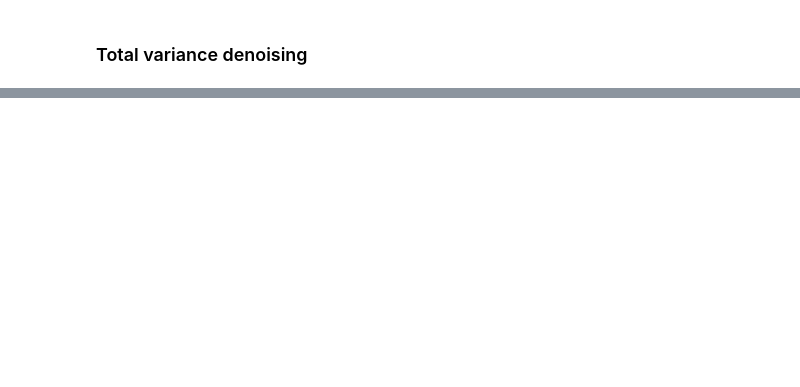
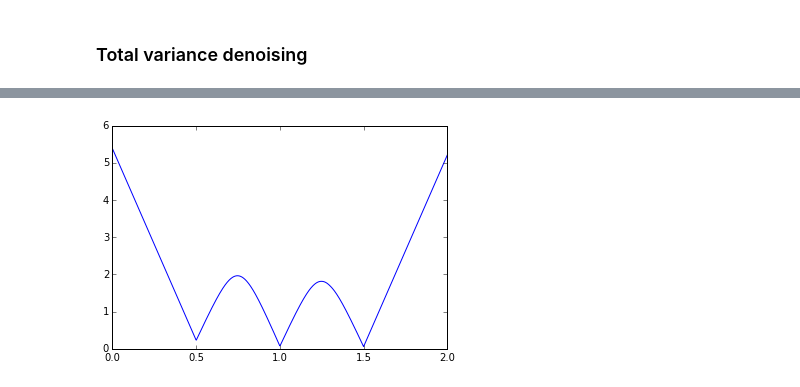
Before and after one commit to chrisprobert/pwc-denoising, a Jupyter notebook: pwc-denoising.ipynb, the cells around one changed output, grey strips where cells are left out. Cells and saved outputs as stored; diff of their text form; code cells hidden in the pictures; blank space fills up the shorter version.

```diff
--- a/pwc-denoising.ipynb
+++ b/pwc-denoising.ipynb
@@ -114,0 +191,12 @@ plt.show()
+# %%
+x = np.array([1.25, 1.3, 1.3])
+s = np.array([0.5, 1.0, 1.5])
+f = mfblp.mfblp_filter(w=3, s=s, a=.1, b=10.0)
+
+ms = np.linspace(0, 2, 1000)
+ls = np.array(map(lambda m: f.get_likelihood(x, m * np.ones(3))[1], ms))
+
+plt.plot(ms, ls)
+plt.show()
+# %% [output]
+[figure, added]
```
Also changed, not shown: parts of 16 cells of this notebook, 3 other files.
